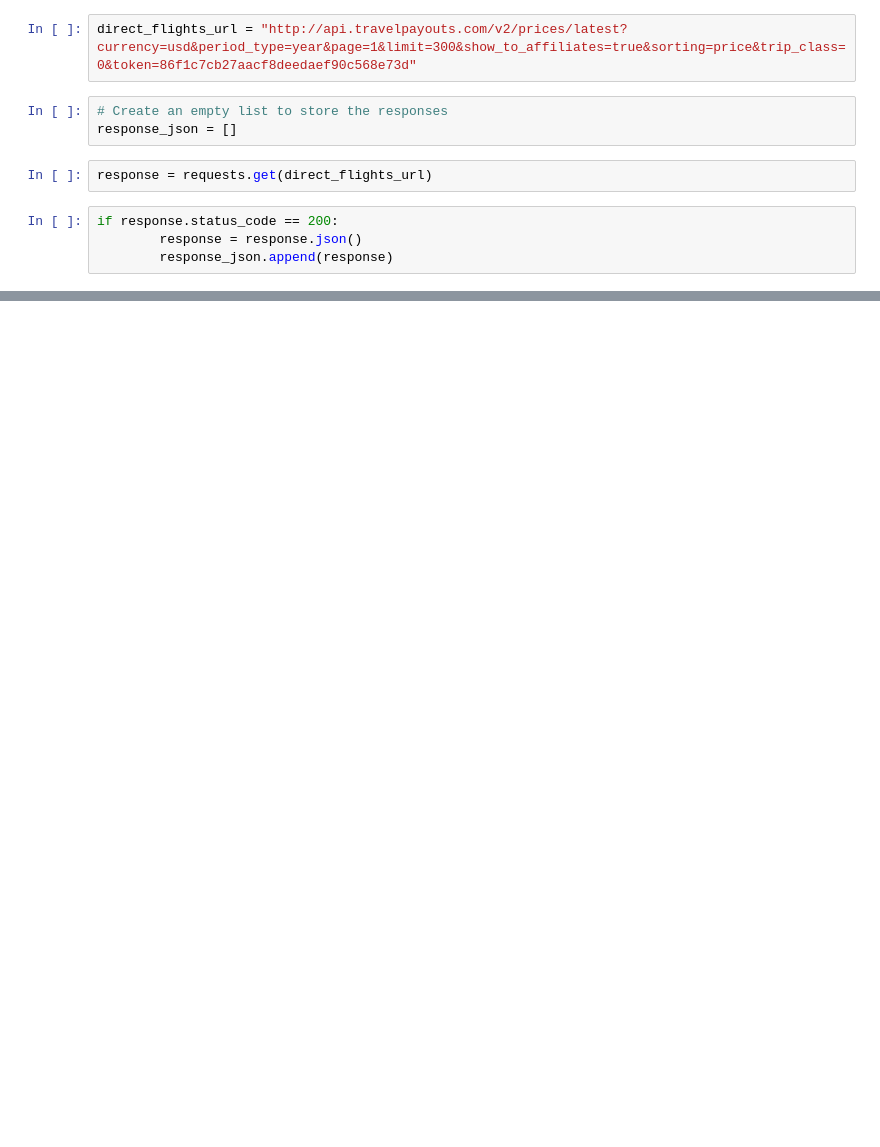
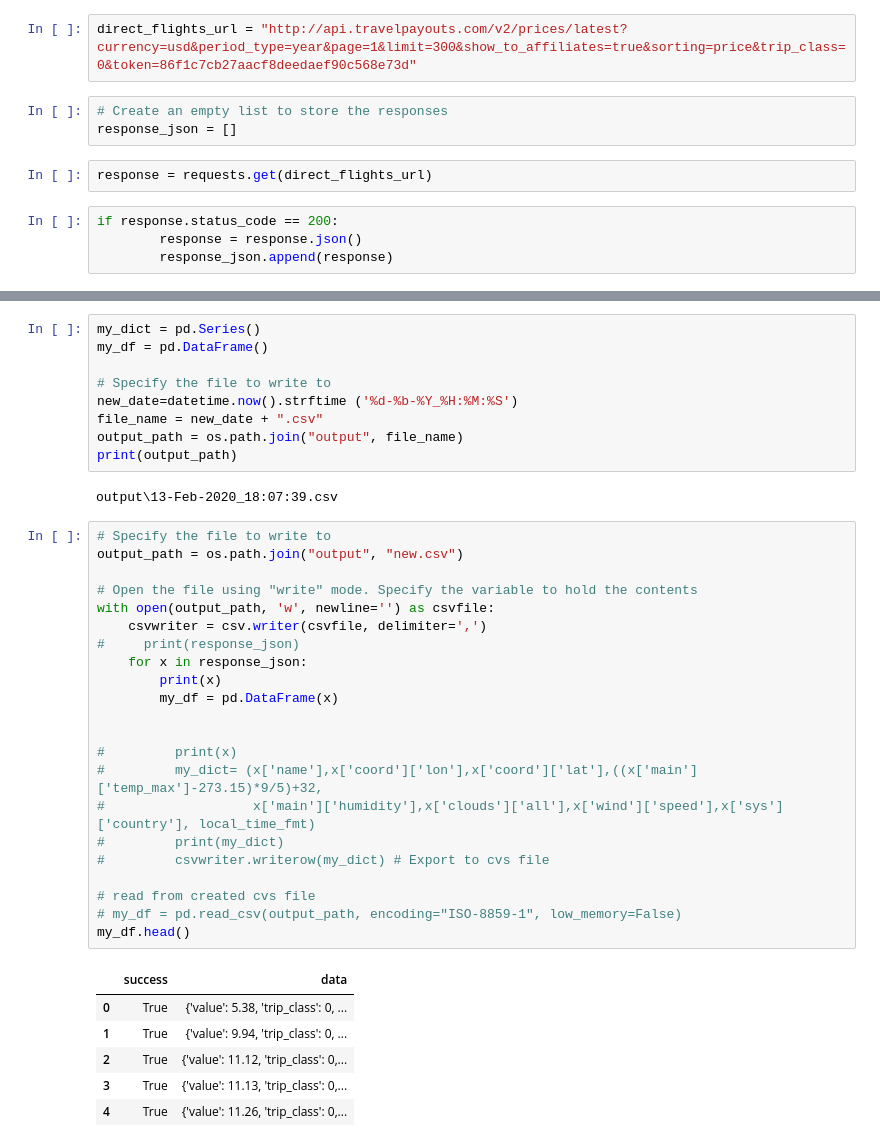
Before and after one commit to DutchDS/Final-Project, a Jupyter notebook: TravelPayouts_API.ipynb, the cells around one changed output, grey strips where cells are left out. Cells and saved outputs as stored; diff of their text form; blank space fills up the shorter version.

Commit message:
retrieves data - trying to get into dataframe

```diff
--- a/TravelPayouts_API.ipynb
+++ b/TravelPayouts_API.ipynb
@@ -23,0 +45,40 @@ print(response_json)
+# %%
+my_dict = pd.Series()
+my_df = pd.DataFrame()
+
+# Specify the file to write to
+new_date=datetime.now().strftime ('%d-%b-%Y_%H:%M:%S')
+file_name = new_date + ".csv"
+output_path = os.path.join("output", file_name)
+print(output_path)
+# %% [output]
+output\13-Feb-2020_18:07:39.csv
+# %%
+# Specify the file to write to
+output_path = os.path.join("output", "new.csv")
+
+# Open the file using "write" mode. Specify the variable to hold the contents
+with open(output_path, 'w', newline='') as csvfile:
+    csvwriter = csv.writer(csvfile, delimiter=',')
+#     print(response_json)
+    for x in response_json:
+        print(x)
+        my_df = pd.DataFrame(x)
+
+
+#         print(x)
+#         my_dict= (x['name'],x['coord']['lon'],x['coord']['lat'],((x['main']['temp_max']-273.15)*9/5)+32,
+#                   x['main']['humidity'],x['clouds']['all'],x['wind']['speed'],x['sys']['country'], local_time_fmt)
+#         print(my_dict)
+#         csvwriter.writerow(my_dict) # Export to cvs file
+
+# read from created cvs file
+# my_df = pd.read_csv(output_path, encoding="ISO-8859-1", low_memory=False)
+my_df.head()
+# %% [output]
+|  | success | data |
+| 0 | True | {'value': 5.38, 'trip_class': 0, ... |
+| 1 | True | {'value': 9.94, 'trip_class': 0, ... |
+| 2 | True | {'value': 11.12, 'trip_class': 0,... |
+| 3 | True | {'value': 11.13, 'trip_class': 0,... |
+| 4 | True | {'value': 11.26, 'trip_class': 0,... |
```
Also changed, not shown: parts of 3 cells of this notebook, 1 other file.
